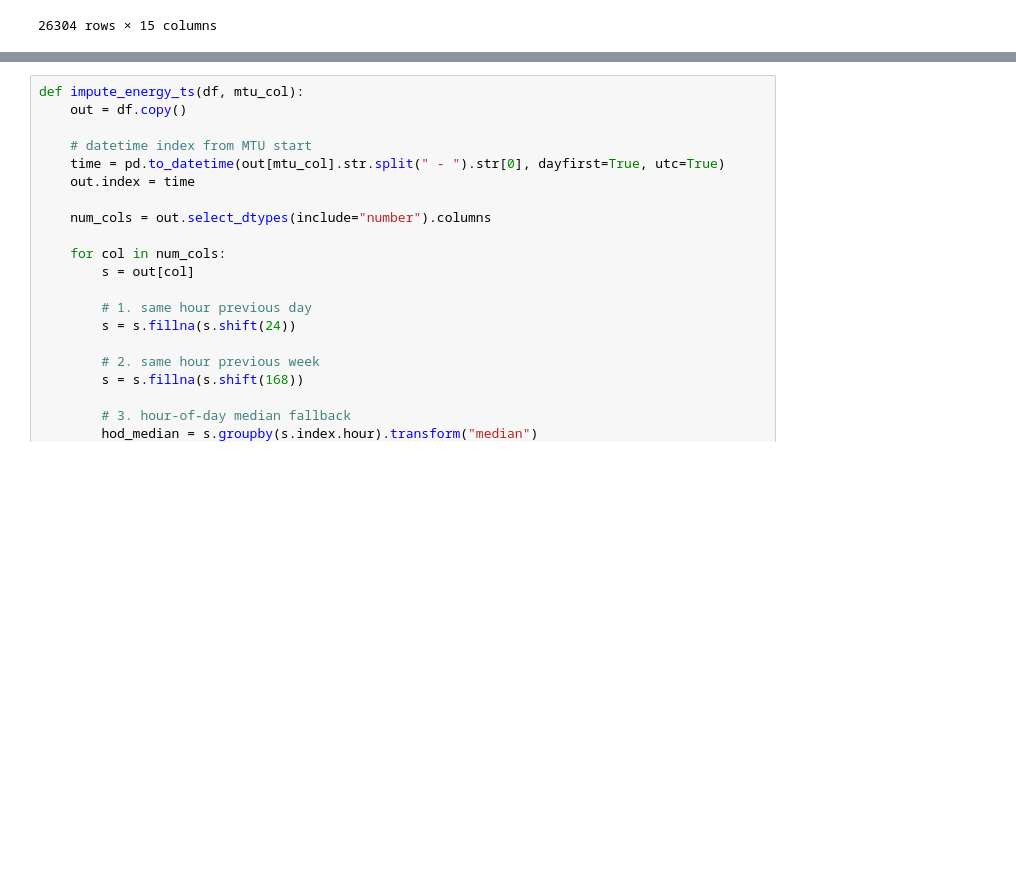
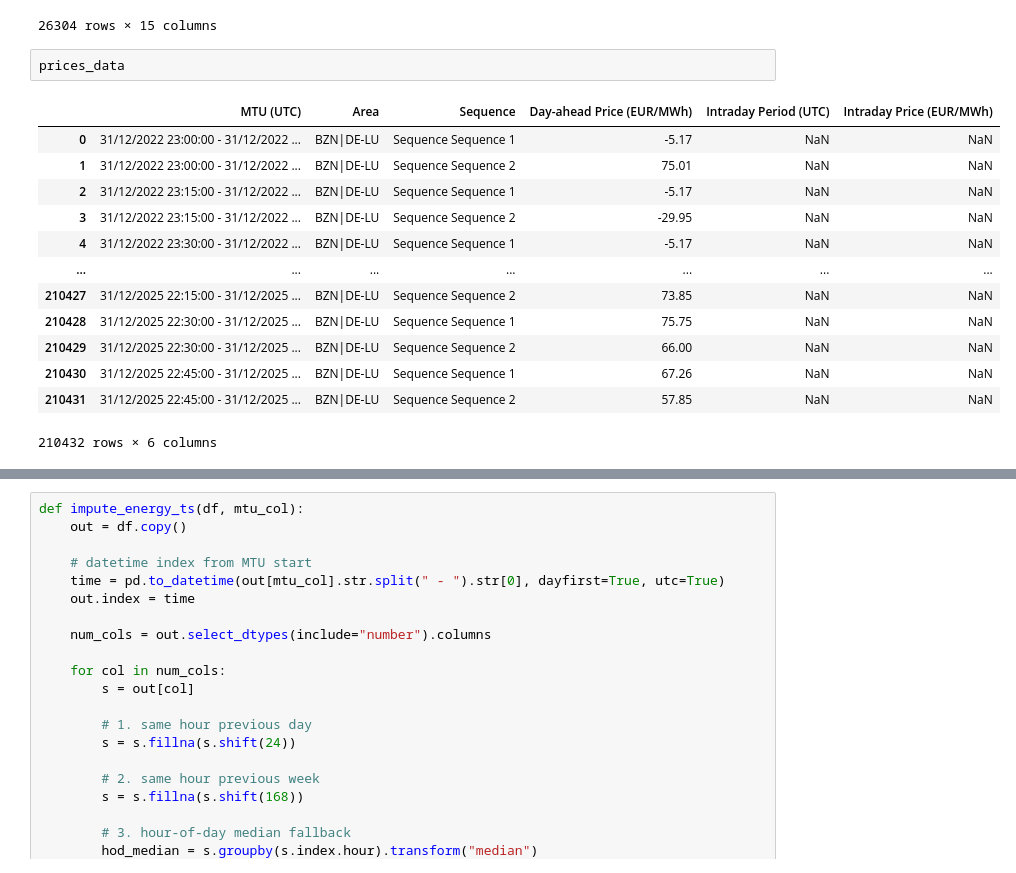
Before and after one commit to Nikshay-Jain/eu-power-fair-value, a Jupyter notebook: nb.ipynb, the cells around one changed output, grey strips where cells are left out. Saved outputs shown, nothing was run; the diff lists cells and outputs as text; blank space fills up the shorter version.

```diff
--- a/nb.ipynb
+++ b/nb.ipynb
@@ -280,3 +282,19 @@ gen_hourly
 | 26302 | 31/12/2025 22:00 - 31/12/2025 23:00 | 4221.1650 | 4549.2925 | 579.9325 | 7822.7800 | 4793.8275 | ... |
 | 26303 | 31/12/2025 23:00 - 01/01/2026 00:00 | 4152.3850 | 3947.6925 | 601.0850 | 6319.9900 | 4625.7250 | ... |
 26304 rows × 15 columns
+# %%
+prices_data
+# %% [output]
+|  | MTU (UTC) | Area | Sequence | Day-ahead Price (EUR/MWh) | Intraday Period (UTC) | Intraday Price (EUR/MWh) |
+| 0 | 31/12/2022 23:00:00 - 31/12/2022 ... | BZN|DE-LU | Sequence Sequence 1 | -5.17 | NaN | NaN |
+| 1 | 31/12/2022 23:00:00 - 31/12/2022 ... | BZN|DE-LU | Sequence Sequence 2 | 75.01 | NaN | NaN |
+| 2 | 31/12/2022 23:15:00 - 31/12/2022 ... | BZN|DE-LU | Sequence Sequence 1 | -5.17 | NaN | NaN |
+| 3 | 31/12/2022 23:15:00 - 31/12/2022 ... | BZN|DE-LU | Sequence Sequence 2 | -29.95 | NaN | NaN |
+| 4 | 31/12/2022 23:30:00 - 31/12/2022 ... | BZN|DE-LU | Sequence Sequence 1 | -5.17 | NaN | NaN |
+| ... | ... | ... | ... | ... | ... | ... |
+| 210427 | 31/12/2025 22:15:00 - 31/12/2025 ... | BZN|DE-LU | Sequence Sequence 2 | 73.85 | NaN | NaN |
+| 210428 | 31/12/2025 22:30:00 - 31/12/2025 ... | BZN|DE-LU | Sequence Sequence 1 | 75.75 | NaN | NaN |
+| 210429 | 31/12/2025 22:30:00 - 31/12/2025 ... | BZN|DE-LU | Sequence Sequence 2 | 66.00 | NaN | NaN |
+| 210430 | 31/12/2025 22:45:00 - 31/12/2025 ... | BZN|DE-LU | Sequence Sequence 1 | 67.26 | NaN | NaN |
+| 210431 | 31/12/2025 22:45:00 - 31/12/2025 ... | BZN|DE-LU | Sequence Sequence 2 | 57.85 | NaN | NaN |
+210432 rows × 6 columns
```
Also changed, not shown: parts of 6 cells of this notebook, 12 other files.
